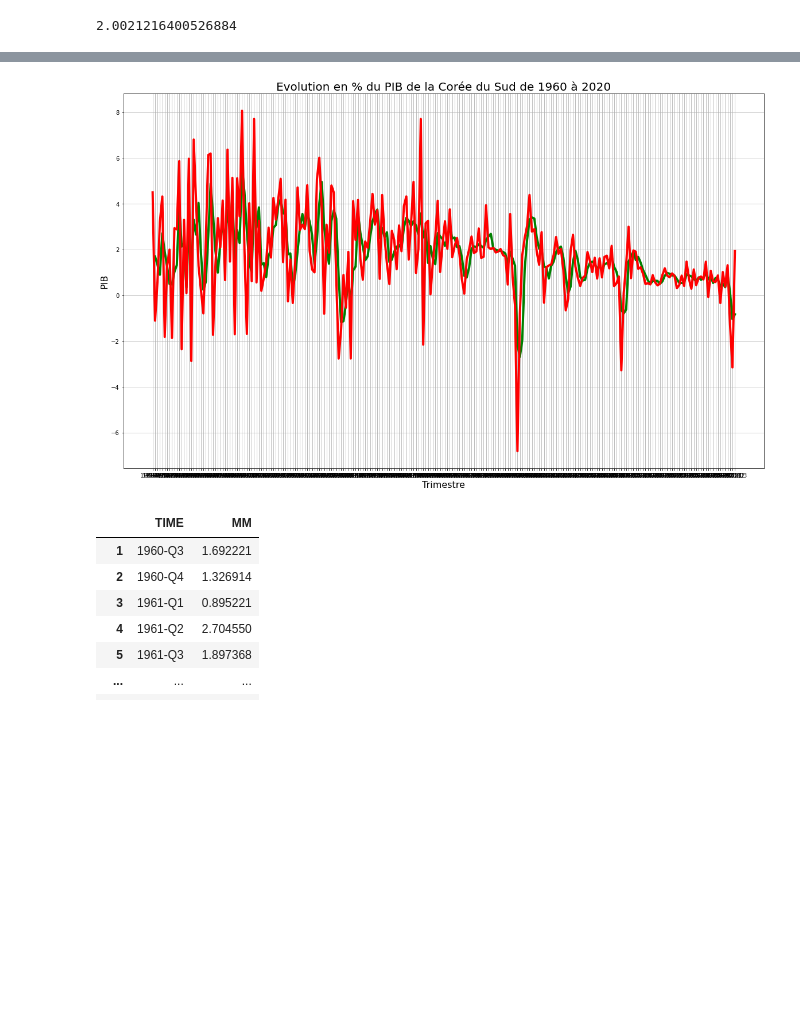
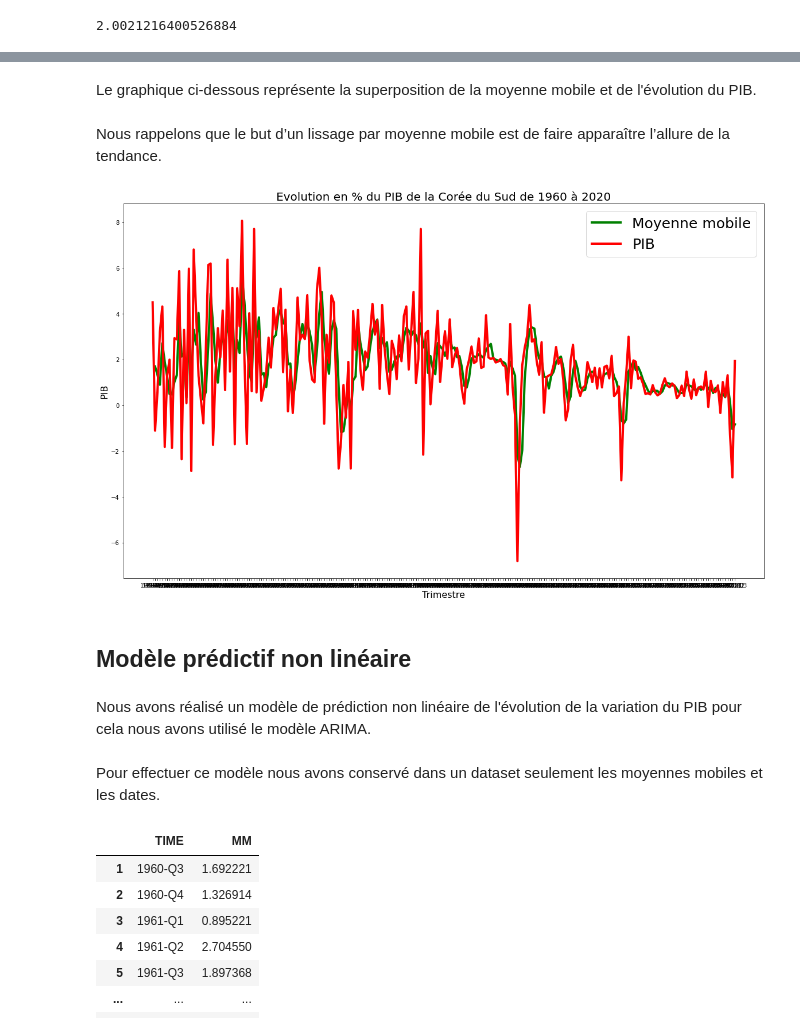
Before and after one commit to anais-ferrera/DATA731_PIBOCDE, a Jupyter notebook: Cas_coree.ipynb, the cells around one changed output, grey strips where cells are left out. Cells and saved outputs as stored; diff of their text form; code cells hidden in the pictures; blank space fills up the shorter version.

```diff
--- a/Cas_coree.ipynb
+++ b/Cas_coree.ipynb
@@ -174,21 +195,31 @@ plt.show()
+# %% [markdown]
+Le graphique ci-dessous représente la superposition de la moyenne mobile et de l'évolution du PIB.
+# %% [markdown]
+Nous rappelons que le but d’un lissage par moyenne mobile est de faire apparaître l’allure de la tendance.
 # %%
 import matplotlib
 import matplotlib.pyplot as plt
 import numpy as np
 
 plt.figure(figsize=(20,12))
-plt.plot(kor['TIME'], kor['MM'], color='green', linewidth=4, markersize=10)
-plt.plot(kor['TIME'], kor['Value'], color='red', linewidth=4, markersize=10)
+plt.plot(kor['TIME'], kor['MM'], color='green',label='Moyenne mobile', linewidth=4, markersize=10)
+plt.plot(kor['TIME'], kor['Value'], color='red',label='PIB', linewidth=4, markersize=10)
 
 
 plt.xlabel('Trimestre', fontsize=16)
 plt.ylabel('PIB', fontsize=16)
+plt.legend(prop={"size":25})
 
-plt.grid(True)
 plt.title('Evolution en % du PIB de la Corée du Sud de 1960 à 2020', fontsize=20)
 plt.show()
 # %% [output]
-[figure, old version]
+[figure, new version]
+# %% [markdown]
+## Modèle prédictif non linéaire
+# %% [markdown]
+Nous avons réalisé un modèle de prédiction non linéaire de l'évolution de la variation du PIB pour cela nous avons utilisé le modèle ARIMA.
+# %% [markdown]
+Pour effectuer ce modèle nous avons conservé dans un dataset seulement les moyennes mobiles et les dates.
 # %%
 korAC=kor[['TIME','MM']]
 korAC=korAC.dropna()
```
Also changed, not shown: parts of 54 cells of this notebook.
